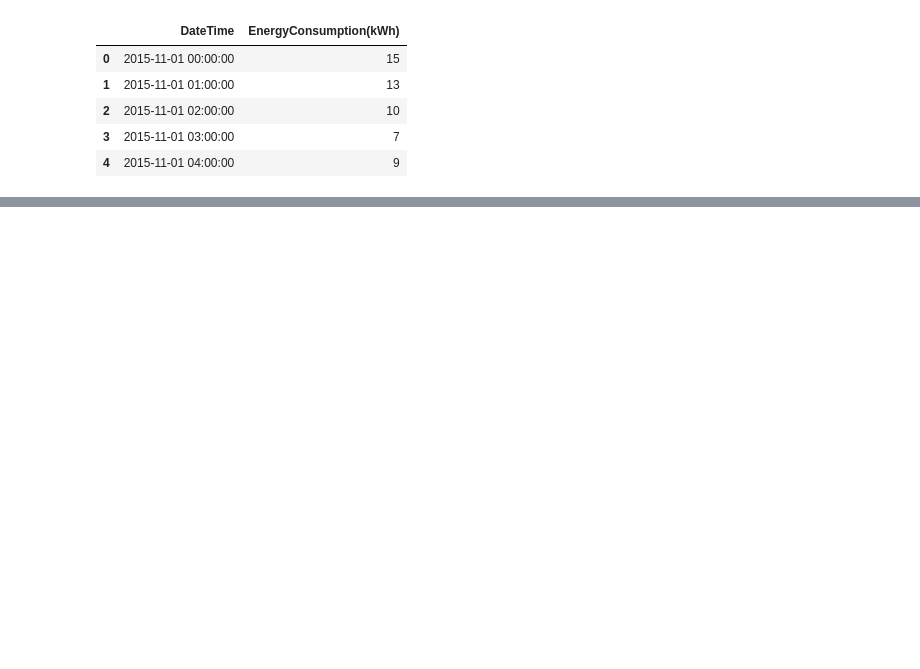
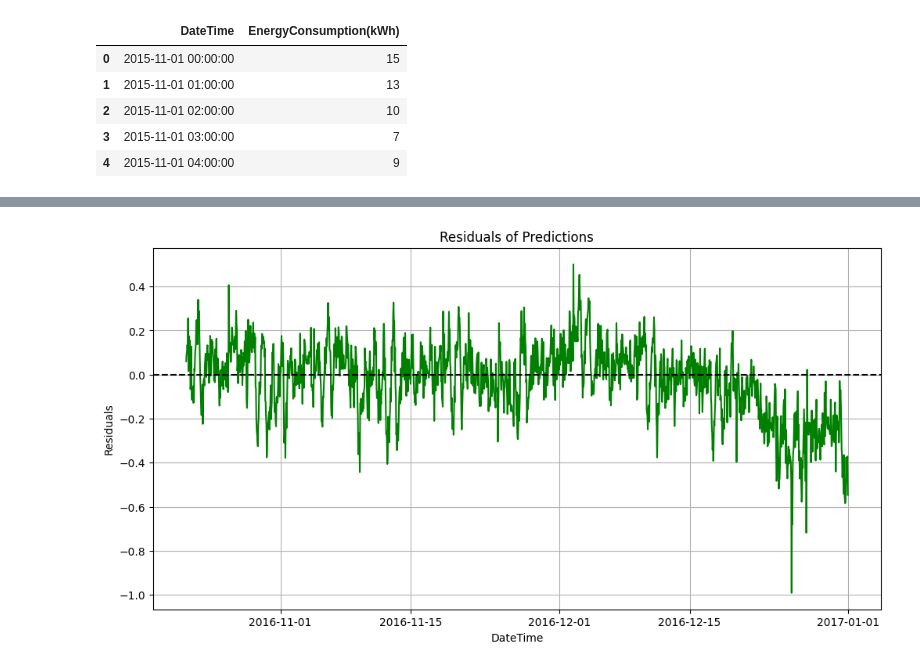
Before and after one commit to Adel2411/energy-consumption-prediction, a Jupyter notebook: prophet_model.ipynb, the cells around one changed output, grey strips where cells are left out. Saved outputs shown, nothing was run; the diff lists cells and outputs as text; code cells hidden in the pictures; blank space fills up the shorter version.

```diff
--- a/prophet_model.ipynb
+++ b/prophet_model.ipynb
@@ -137,0 +169,19 @@ Validation RMSE: 9.392496311752966
+# %%
+# Ensure that val and val_forecast have the same length
+# Filter the forecast to match the validation set length
+val_forecast_filtered = val_forecast[val_forecast['ds'].isin(val['ds'])]
+
+# Compute residuals
+residuals = val['y'].values - val_forecast_filtered['yhat'].values
+
+# 2. Residuals Plot
+plt.figure(figsize=(12, 6))
+plt.plot(val['ds'], residuals, label='Residuals', color='green')
+plt.axhline(0, color='black', linestyle='--')
+plt.title('Residuals of Predictions')
+plt.xlabel('DateTime')
+plt.ylabel('Residuals')
+plt.grid(True)
+plt.show()
+# %% [output]
+[figure, added]
```
Also changed, not shown: parts of 20 cells of this notebook, 2 other files.
